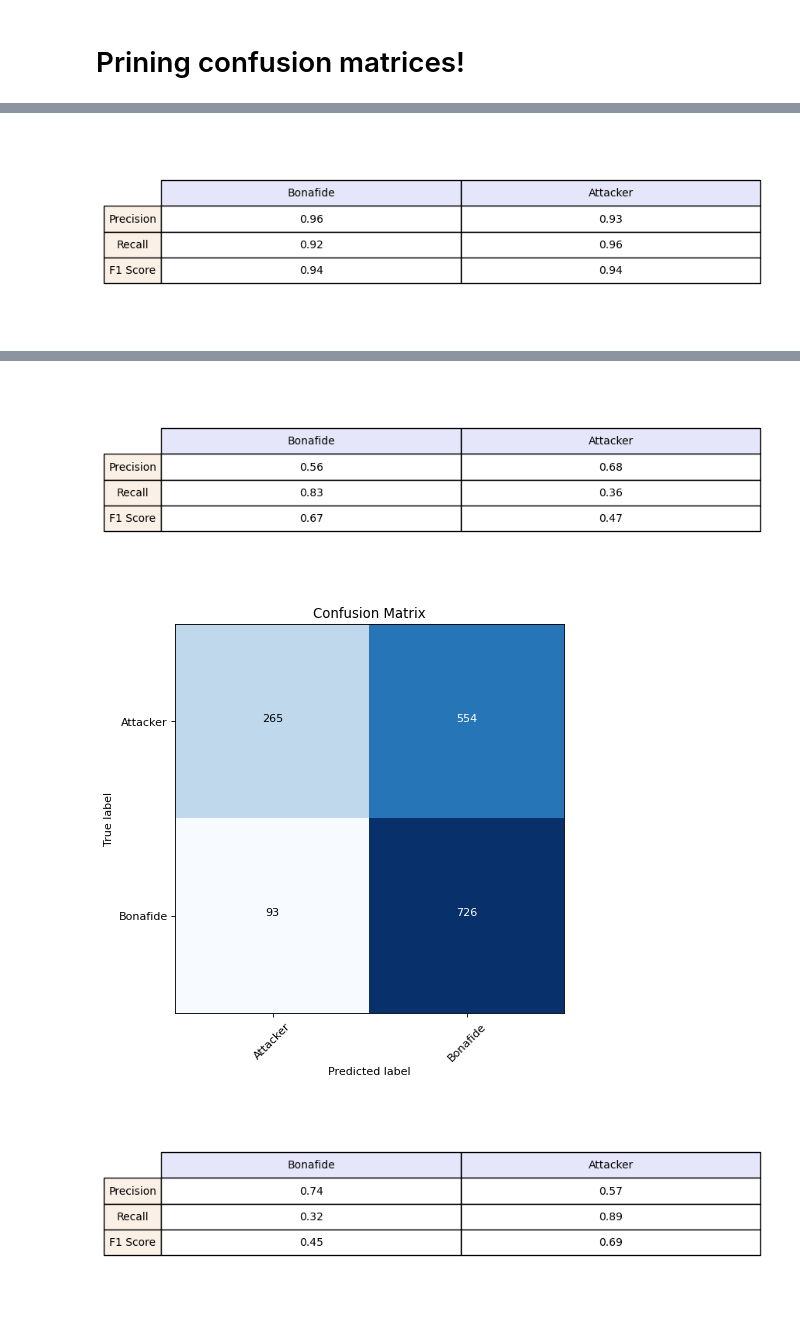
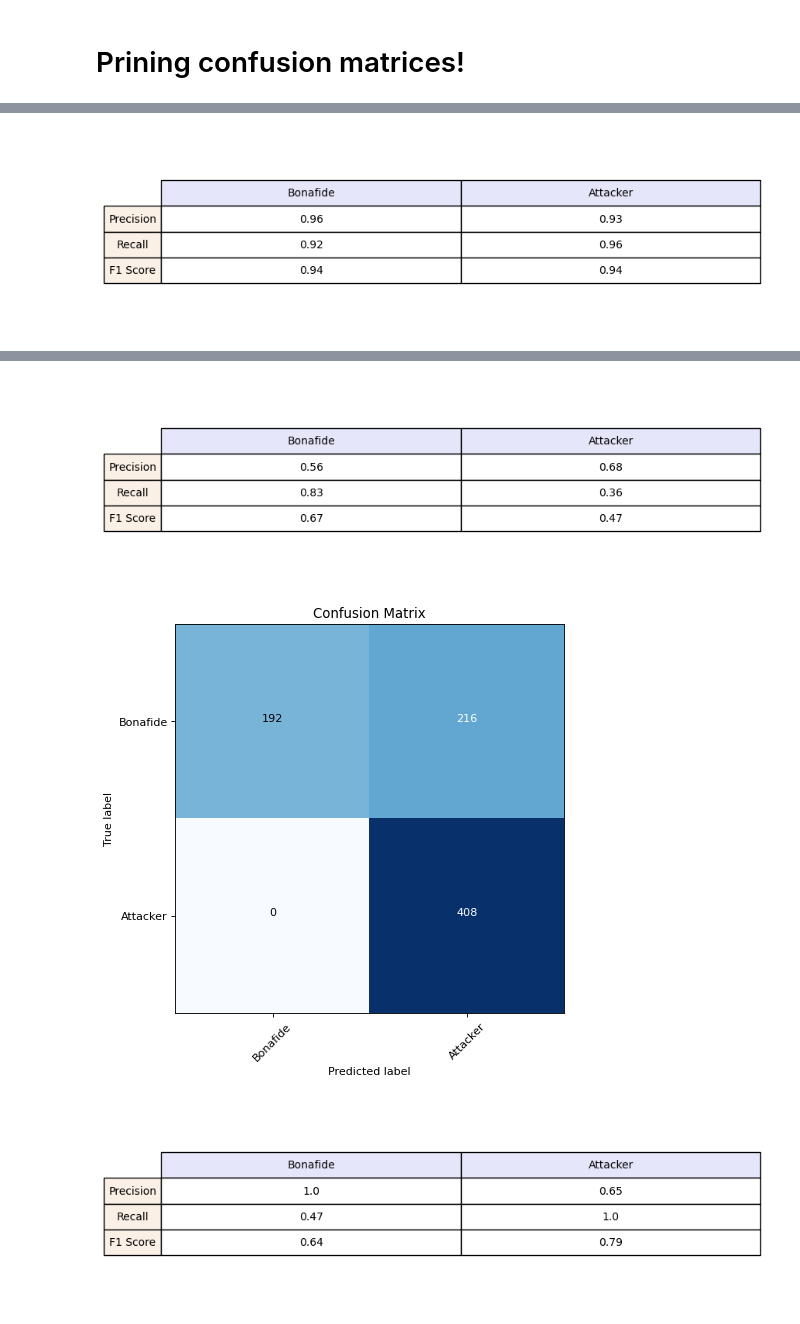
Before and after one commit to ZamDimon/liveness-detection, a Jupyter notebook: confusion_matrices.ipynb, the cells around one changed output, grey strips where cells are left out. Saved outputs shown, nothing was run; the diff lists cells and outputs as text; code cells hidden in the pictures.

```diff
--- a/confusion_matrices.ipynb
+++ b/confusion_matrices.ipynb
@@ -53,4 +54,17 @@ import loader_3dmad
 # %%
+def load_csmad(_bonifade, _attack):
+    root_folder = './datasets/CSMAD/CSMAD'
+    output_np_training_array = os.path.join(root_folder, 'CSMAD_training_array')
+    (_, test_X, _, test_Y) = pickle.loads(open(output_np_training_array, "rb").read())
+    test_X = test_X[..., :3]
+    return test_X, test_Y, 0
+
+def load_replay_attack(_bonifade, _attack):
+    root_folder = './datasets/Replay_Attack/Replay_Attack'
+    output_np_training_array = os.path.join(root_folder, 'Replay_Attack_training_array')
+    (_, test_X, _, test_Y) = pickle.loads(open(output_np_training_array, "rb").read())
+    return test_X, test_Y, 0
+
 base_pathes = {
     'msspoof': './datasets/MSSpoof/MSSpoof_dataset/images',
     '3dmad': './datasets/3DMAD/3DMAD/images',
@@ -61,8 +75,8 @@ base_pathes = {
 load_fns = {
     'msspoof': lambda bonifade, attack: loader_msspoof.get_images([bonifade, attack], undersampling=True),
     '3dmad': lambda bonifade, attack: loader_3dmad.get_images([bonifade, attack], undersampling=True, mask=False),
-    'csmad': lambda bonifade, attack: loader_msspoof.get_images([bonifade, attack], undersampling=True),
-    'replay_attack': lambda bonifade, attack: loader_msspoof.get_images([bonifade, attack], undersampling=True),
+    'csmad': load_csmad,
+    'replay_attack': load_replay_attack,
 }
 # %%
 def load_dataset(name: str):
@@ -165,7 +179,8 @@ class_names = {"Bonafide", "Attacker"}
 # %% [markdown]
 # Prining confusion matrices!
 # %%
-names = ['msspoof', '3dmad']
+names = ['msspoof', '3dmad', 'csmad', 'replay_attack']
+
 for model_name in names:
     for dataset_name in names:
         model = get_model(model_name)
@@ -195,3 +222,3 @@ for model_name in names:
 [figure]
-[figure, old version]
+[figure, new version]
 [figure]
```
Also changed, not shown: parts of 2 cells of this notebook, 2 other files.
